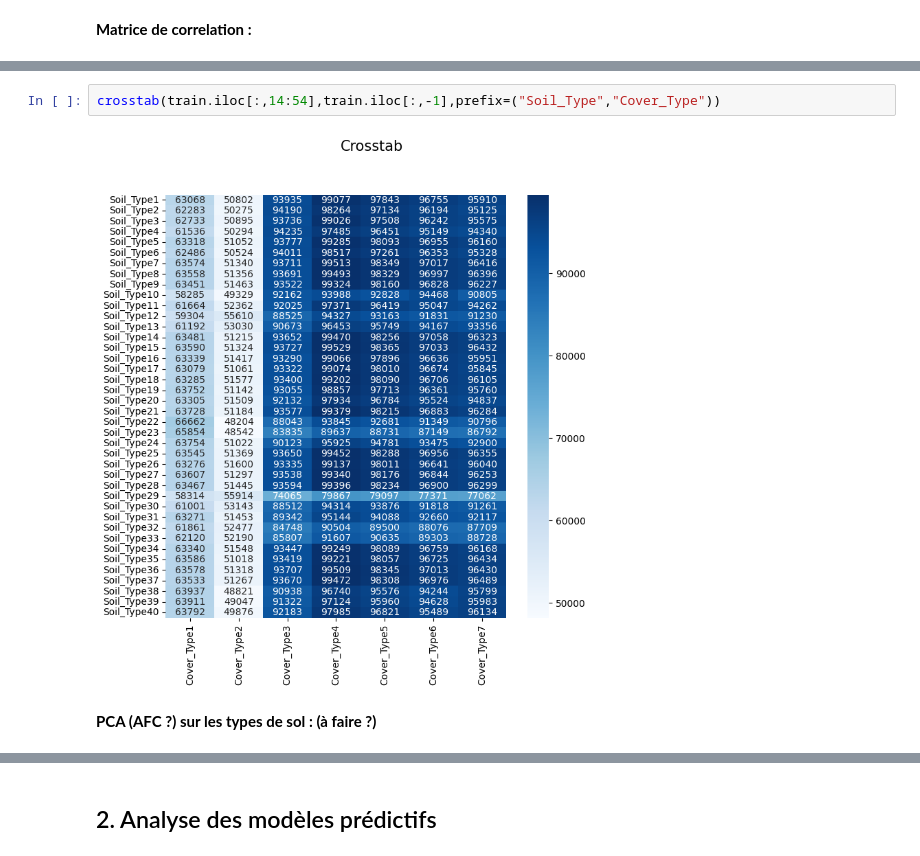
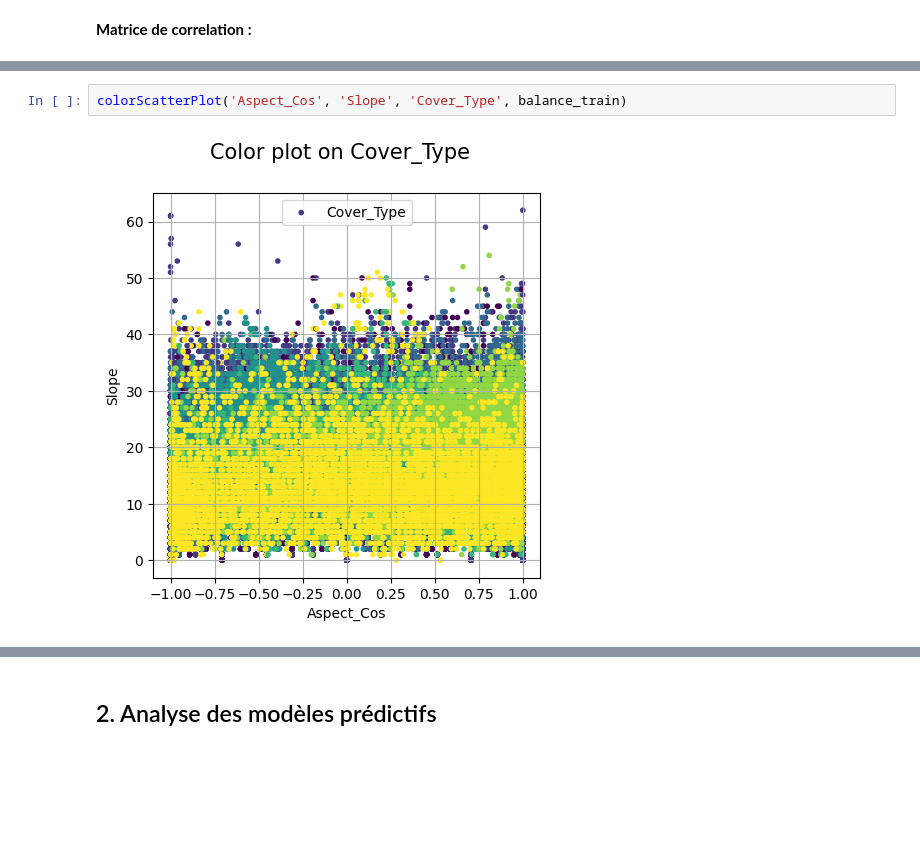
Before and after one commit to DarenXL/Apprentissage-Supervise-M2-MIA, a Jupyter notebook: Classification/classification.ipynb, the cells around one changed output, grey strips where cells are left out. Cells and saved outputs as stored; diff of their text form; blank space fills up the shorter version.

```diff
--- a/Classification/classification.ipynb
+++ b/Classification/classification.ipynb
@@ -128,6 +195,4 @@ crosstab(train.iloc[:,10:14],train.iloc[:,-1],prefix=("Wilderness_Area","Cover_T
-# %%
-crosstab(train.iloc[:,14:54],train.iloc[:,-1],prefix=("Soil_Type","Cover_Type"))
-# %% [output]
-[figure, removed]
-# %% [markdown]
-**PCA (AFC ?) sur les types de sol : (à faire ?)**
+# %%
+colorScatterPlot('Aspect_Cos', 'Slope', 'Cover_Type', balance_train)
+# %% [output]
+[figure, added]
```
Also changed, not shown: parts of 76 cells of this notebook, 3 other files.
